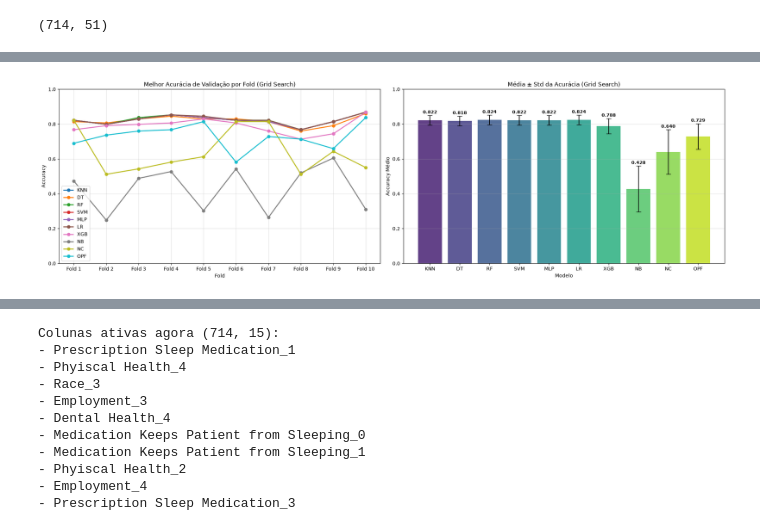
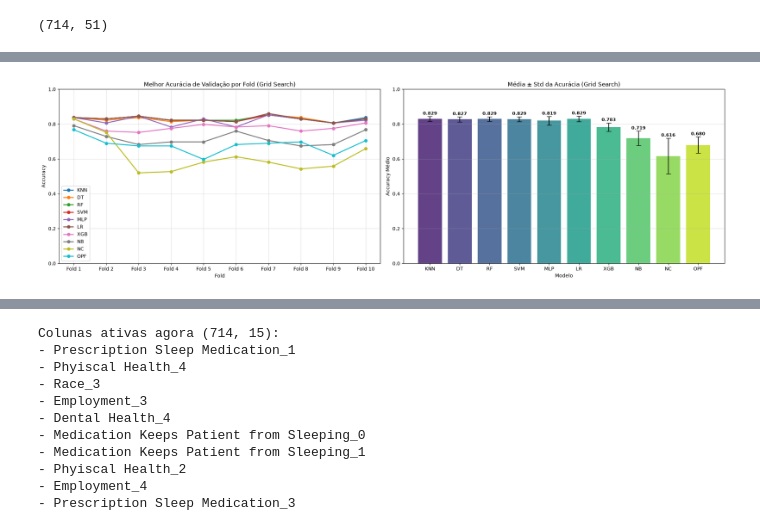
Before and after one commit to pkziinn10/analyze-medical-services, a Jupyter notebook: src/AUSMI.ipynb, the cells around one changed output, grey strips where cells are left out. Cells and saved outputs as stored; diff of their text form; code cells hidden in the pictures.

Commit message:
feat: adicionar MDI por fold e votação de modelos

```diff
--- a/src/AUSMI.ipynb
+++ b/src/AUSMI.ipynb
@@ -369,5 +369,5 @@ colunas_lixo = [
 # %%
-X = X.drop(columns=colunas_lixo)
+# X = X.drop(columns=colunas_lixo)
 # %%
 print(f"Dimensões atuais: {X.shape}")
 # %% [output]
@@ -509,0 +510,3 @@ x
+# %%
+nomes_features = x.columns.to_numpy()
+print(nomes_features)
@@ -687,6 +710,28 @@ gridsearch_results_acc = {
 # função de seleção f1_macro na validação interna
 def validation_metric(y_true, y_pred):
     return f1_score(y_true, y_pred, average='macro')
+# %%
+def selecionar_mdi(X_treino, y_treino, cobertura=0.80):
+    modelo_mdi = RandomForestClassifier(
+        n_estimators=500,
+        class_weight="balanced",
+        random_state=42,
+        n_jobs=-1
+    )
+    modelo_mdi.fit(X_treino, y_treino)
+
+    importancias = modelo_mdi.feature_importances_
+    ordem = np.argsort(importancias)[::-1]
+    importancias_acumuladas = np.cumsum(importancias[ordem])
+    quantidade = np.searchsorted(importancias_acumuladas, cobertura) + 1
+
+    mascara = np.zeros(len(importancias), dtype=bool)
+    mascara[ordem[:quantidade]] = True
+
+    return mascara, importancias
+# %%
+features_mdi_por_fold = []
+importancias_mdi_por_fold = []
 # %%
 logging.getLogger("opfython").disabled = True
 logging.disable(logging.CRITICAL)
@@ -1187,37 +1297,44 @@ Fold 1:
 ----------------------------------------
 # %%
+ranking_mdi = pd.concat(importancias_mdi_por_fold, axis=1).mean(axis=1)
+ranking_mdi = ranking_mdi.sort_values(ascending=False)
+
+frequencia_mdi = pd.Series(
+    [feature for fold in features_mdi_por_fold for feature in fold]
+).value_counts()
+
 df_gs_acc = pd.DataFrame(gridsearch_results_acc, index=[f'Fold {i+1}' for i in range(len(gridsearch_results_acc['KNN']))])
 
 fig, axes = plt.subplots(1, 2, figsize=(20, 6))
 
 # Linhas por fold
 for model in df_gs_acc.columns:
     axes[0].plot(df_gs_acc.index, df_gs_acc[model], marker='o', label=model, linewidth=2)
 axes[0].set_title('Melhor Acurácia de Validação por Fold (Grid Search)')
 axes[0].set_xlabel('Fold')
 axes[0].set_ylabel('Accuracy')
 axes[0].legend()
 axes[0].grid(True, alpha=0.4)
 axes[0].set_ylim(0, 1)
 
 # Barras com média ± std
 means = df_gs_acc.mean()
 stds = df_gs_acc.std()
 bars = axes[1].bar(means.index, means.values, yerr=stds.values,
                    capsize=5, color=sns.color_palette("viridis", len(means)), alpha=0.85)
 for bar, mean, std in zip(bars, means.values, stds.values):
     axes[1].text(bar.get_x() + bar.get_width()/2, bar.get_height() + std + 0.01,
                  f'{mean:.3f}', ha='center', fontsize=9, fontweight='bold')
 axes[1].set_title('Média ± Std da Acurácia (Grid Search)')
 axes[1].set_xlabel('Modelo')
 axes[1].set_ylabel('Accuracy Médio')
 axes[1].set_ylim(0, 1)
 axes[1].grid(True, alpha=0.4, axis='y')
 
 plt.tight_layout()
 plt.show()
 # %% [output]
-[figure, old version]
+[figure, new version]
 # %%
 df_gs = pd.DataFrame(gridsearch_results_f1, index=[f'Fold {i+1}' for i in range(len(gridsearch_results_f1['KNN']))])
 
```
Also changed, not shown: parts of 18 cells of this notebook.
